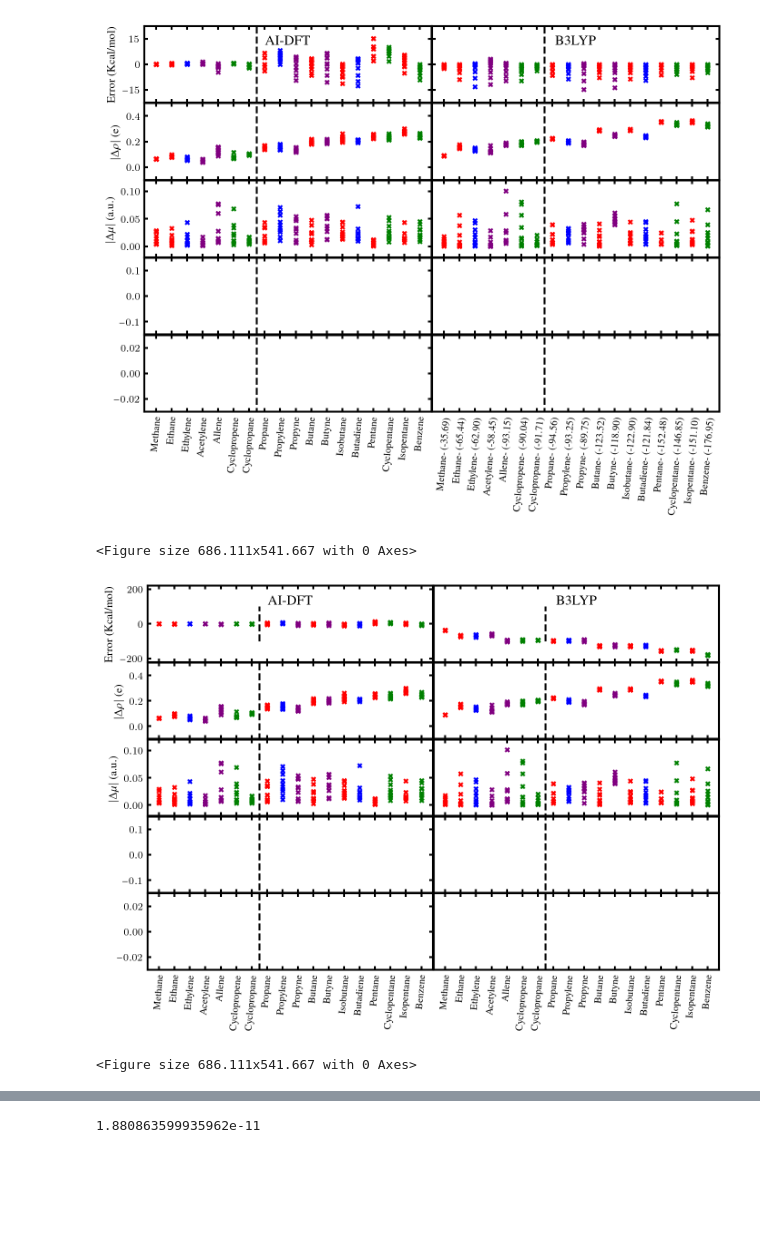
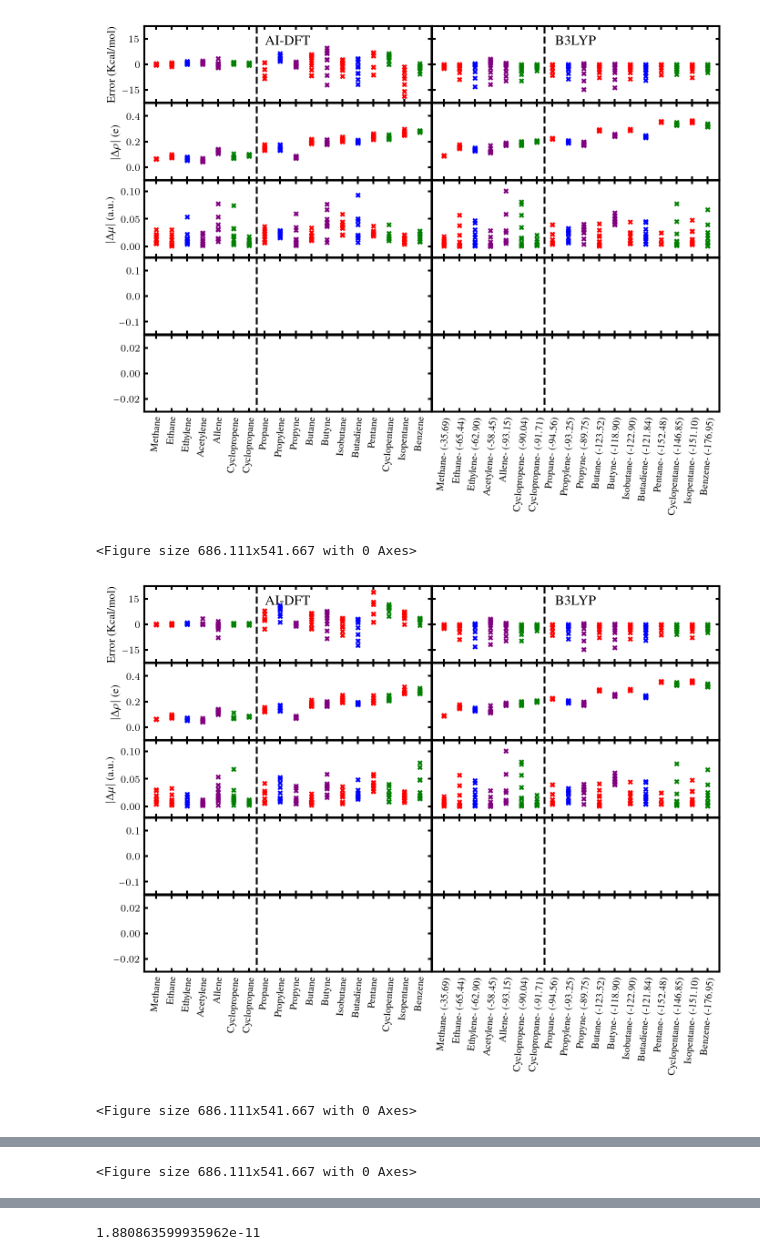
Before and after one commit to chem12346789/ai-dft, a Jupyter notebook: jupyter-notebook/veiw_data.ipynb, the cells around one changed output, grey strips where cells are left out. Cells and saved outputs as stored; diff of their text form; code cells hidden in the pictures; blank space fills up the shorter version.

```diff
--- a/jupyter-notebook/veiw_data.ipynb
+++ b/jupyter-notebook/veiw_data.ipynb
@@ -95,7 +95,11 @@ model_number_l = [
     # "ccdft_2024-08-24-17-46-19_64_4_0",
     # "ccdft_2024-09-09-16-31-49_64_4_0.-1",
     # "ccdft_2024-09-11-16-24-32_32_3_0.-1",
-    "ccdft_2024-09-11-15-53-50_32_5_0.-1",
+    # "ccdft_2024-09-11-15-53-50_32_5_0.-1",
+    "ccdft_2024-09-12-17-39-51_32_5_0.-1",
+    "ccdft_2024-09-12-12-53-05_32_5_0.-1",
+    "ccdft_2024-09-12-12-20-38_64_4_0.-1",
+    "ccdft_2024-09-12-17-36-40_32_5_0.-1",
 ]
 
 
@@ -311,33 +315,33 @@ for shift, model_number in product([True, False], model_number_l):
     # axes[1, 1].set_ylim(-50, 550)
     # axes[1, 1].set_ylabel("Error (me)")shift
 
     axes[0, 0].text(
         0.5,
         0.8,
         f"AI-DFT",
         ha="center",
         va="center",
         transform=axes[0, 0].transAxes,
         fontsize=fontsize + 1,
     )
     axes[0, 1].text(
         0.5,
         0.8,
         f"B3LYP",
         ha="center",
         va="center",
         transform=axes[0, 1].transAxes,
         fontsize=fontsize + 1,
     )
 
     if shift:
         plt.savefig(f"../manu/figures/{model_number}.pdf")
     else:
         plt.savefig(f"../manu/figures/{model_number}-no_shift.pdf")
     plt.show()
     plt.clf()
 # %% [output]
-[figure, old version]
+[figure, new version]
 <Figure size 686.111x541.667 with 0 Axes>
-[figure, old version]
+[figure, new version]
 <Figure size 686.111x541.667 with 0 Axes>
@@ -343,0 +349 @@ for shift, model_number in product([True, False], model_number_l):
+<Figure size 686.111x541.667 with 0 Axes>
```
Also changed, not shown: parts of 1 cell of this notebook.
